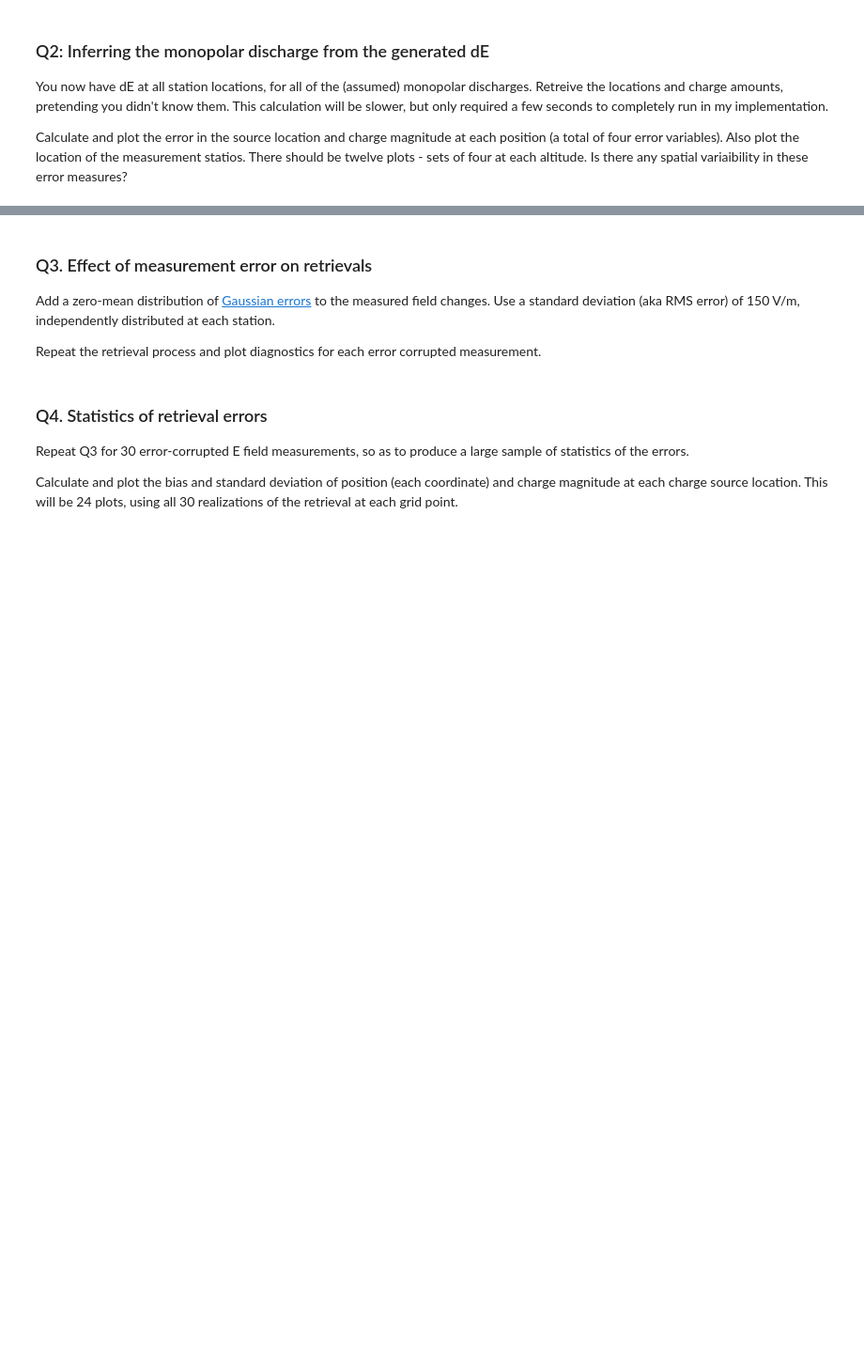
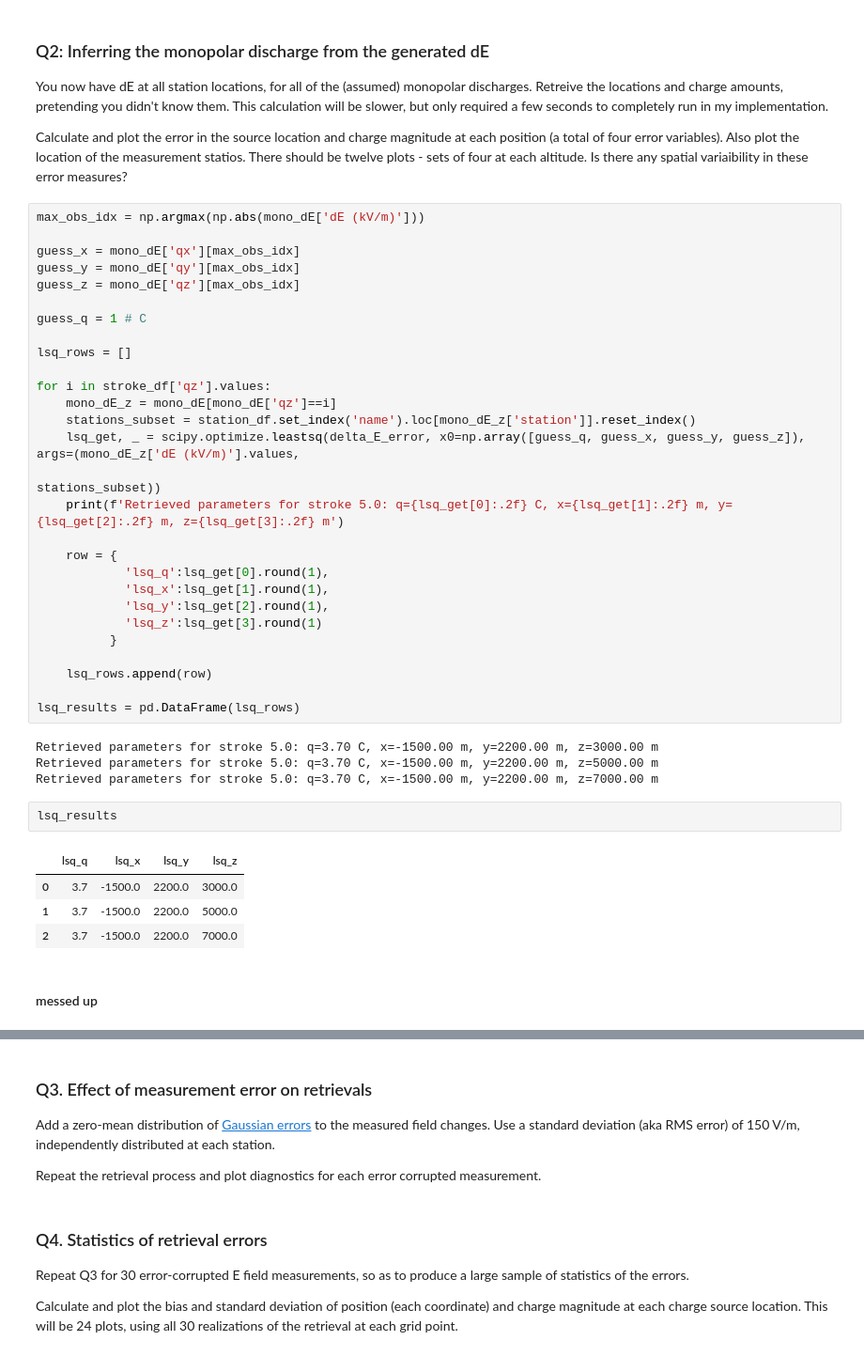
Before and after one commit to JuliaBuhrman/atmo_electricity, a Jupyter notebook: hw5.ipynb, the cells around one changed output, grey strips where cells are left out. Shown at 94% size. Drawn from its saved outputs; the diff is of its cells as text; blank space fills up the shorter version.

```diff
--- a/hw5.ipynb
+++ b/hw5.ipynb
@@ -151,3 +242,44 @@ mono_dE
 You now have dE at all station locations, for all of the (assumed) monopolar discharges. Retreive the locations and charge amounts, pretending you didn't know them. This calculation will be slower, but only required a few seconds to completely run in my implementation.
 
 Calculate and plot the error in the source location and charge magnitude at each position (a total of four error variables). Also plot the location of the measurement statios. There should be twelve plots - sets of four at each altitude. Is there any spatial variaibility in these error measures?
+# %%
+max_obs_idx = np.argmax(np.abs(mono_dE['dE (kV/m)']))
+
+guess_x = mono_dE['qx'][max_obs_idx]
+guess_y = mono_dE['qy'][max_obs_idx]
+guess_z = mono_dE['qz'][max_obs_idx]
+
+guess_q = 1 # C
+
+lsq_rows = []
+
+for i in stroke_df['qz'].values:
+    mono_dE_z = mono_dE[mono_dE['qz']==i]
+    stations_subset = station_df.set_index('name').loc[mono_dE_z['station']].reset_index()
+    lsq_get, _ = scipy.optimize.leastsq(delta_E_error, x0=np.array([guess_q, guess_x, guess_y, guess_z]), args=(mono_dE_z['dE (kV/m)'].values,
+                                                                                                                stations_subset))
+    print(f'Retrieved parameters for stroke 5.0: q={lsq_get[0]:.2f} C, x={lsq_get[1]:.2f} m, y={lsq_get[2]:.2f} m, z={lsq_get[3]:.2f} m')
+
+    row = {
+            'lsq_q':lsq_get[0].round(1),
+            'lsq_x':lsq_get[1].round(1),
+            'lsq_y':lsq_get[2].round(1),
+            'lsq_z':lsq_get[3].round(1)
+          }
+
+    lsq_rows.append(row)
+
+lsq_results = pd.DataFrame(lsq_rows)
+# %% [output]
+Retrieved parameters for stroke 5.0: q=3.70 C, x=-1500.00 m, y=2200.00 m, z=3000.00 m
+Retrieved parameters for stroke 5.0: q=3.70 C, x=-1500.00 m, y=2200.00 m, z=5000.00 m
+Retrieved parameters for stroke 5.0: q=3.70 C, x=-1500.00 m, y=2200.00 m, z=7000.00 m
+# %%
+lsq_results
+# %% [output]
+|  | lsq_q | lsq_x | lsq_y | lsq_z |
+| 0 | 3.7 | -1500.0 | 2200.0 | 3000.0 |
+| 1 | 3.7 | -1500.0 | 2200.0 | 5000.0 |
+| 2 | 3.7 | -1500.0 | 2200.0 | 7000.0 |
+# %% [markdown]
+#### messed up
```
Also changed, not shown: parts of 19 cells of this notebook.
